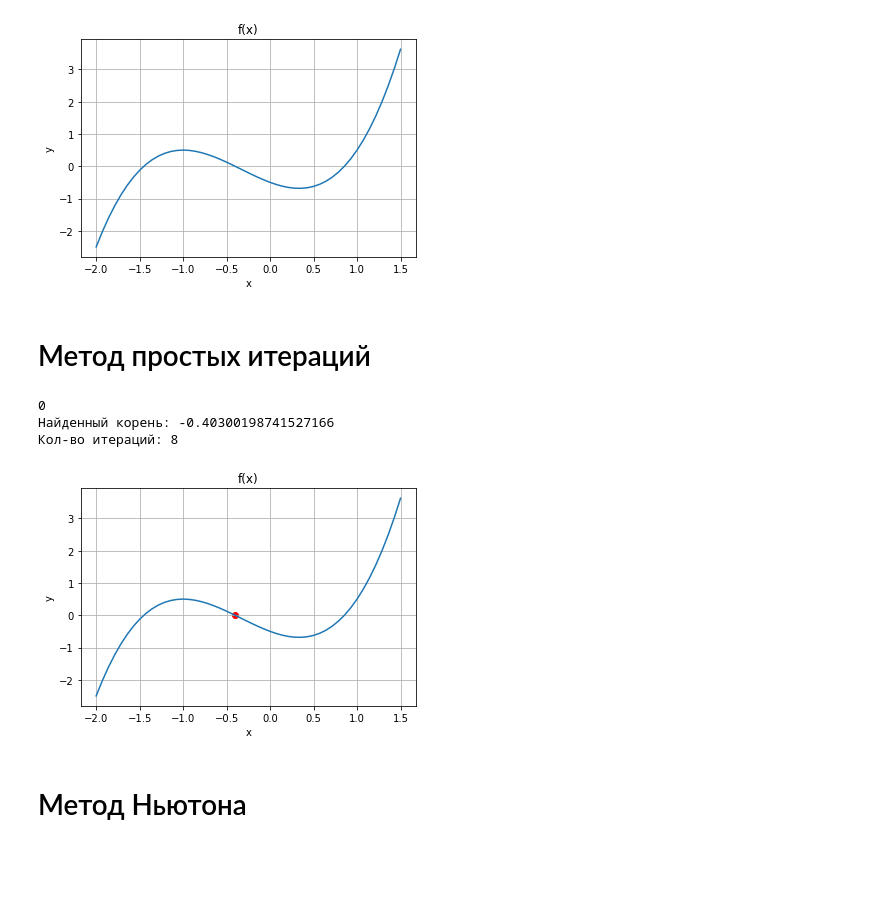
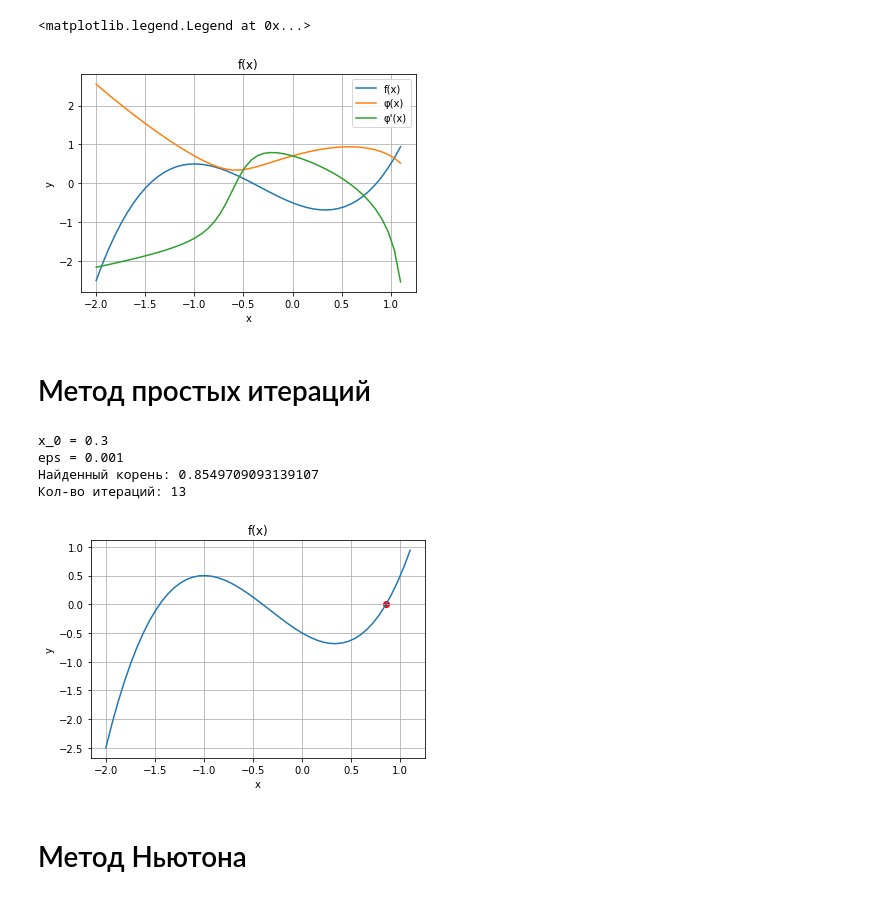
Before and after one commit to egordionok/NumericalMethods, a Jupyter notebook: Lab2/Lab2.1.ipynb, the cells around one changed output. Drawn from its saved outputs; the diff is of its cells as text; code cells hidden in the pictures; blank space fills up the shorter version.

```diff
--- a/Lab2/Lab2.1.ipynb
+++ b/Lab2/Lab2.1.ipynb
@@ -19,20 +19,29 @@ def der2f(x):
     return 6*x +  2
 
 def phi(x):
-    return x**3 + x**2 - 0.5
+    try:
+        return math.sqrt(x + 0.5 - x**3)
+    except:
+        return 0
 
 def derphi(x):
-    return 3*x**2 + 2*x
+    try:
+        return (1-3*x*x)/(2 * math.sqrt(x + 0.5 - x**3))
+    except:
+        return 0
 # %%
-x = np.linspace(-2, 1.5)
+x = np.linspace(-2, 1.1)
 plt.title("f(x)")
 plt.xlabel("x")
 plt.ylabel("y")
 plt.grid()
-plt.plot(x, [f(i) for i in x])
-34
+plt.plot(x, [f(i) for i in x], label='f(x)')
+plt.plot(x, [phi(i) for i in x], label='φ(x)')
+plt.plot(x, [derphi(i) for i in x], label="φ'(x)")
+plt.legend()
 # %% [output]
+<matplotlib.legend.Legend at 0x...>
-[figure, old version]
+[figure, new version]
 # %%
 def simpl_iter(x0, eps=0.0001):
     if math.fabs(derphi(x0)) > 1:
@@ -60,7 +69,9 @@ def Newton(x0, eps=0.0001):
 # %% [markdown]
 # Метод простых итераций
 # %%
-xk, n = simpl_iter(*list(map(float, input().split())))
+x_begin = float(input('x_0 = '))
+eps = float(input('eps = '))
+xk, n = simpl_iter(x_begin, eps)
 print('Найденный корень:', xk)
 print('Кол-во итераций:', n)
 
@@ -72,10 +83,11 @@ plt.plot(x, [f(i) for i in x])
 plt.scatter(xk, f(xk), c='red')
 None
 # %% [output]
-0
-Найденный корень: -0.40300198741527166
-Кол-во итераций: 8
+x_0 = 0.3
+eps = 0.001
+Найденный корень: 0.8549709093139107
+Кол-во итераций: 13
-[figure, old version]
+[figure, new version]
 # %% [markdown]
 # Метод Ньютона
 # %%
```
Also changed, not shown: parts of 2 cells of this notebook, 8 other files.
